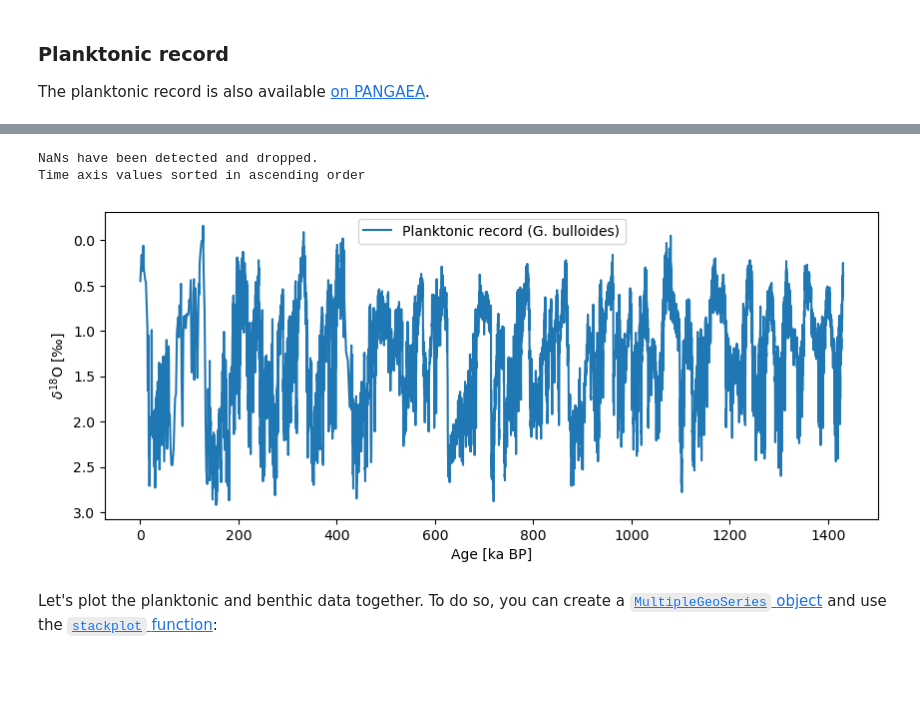
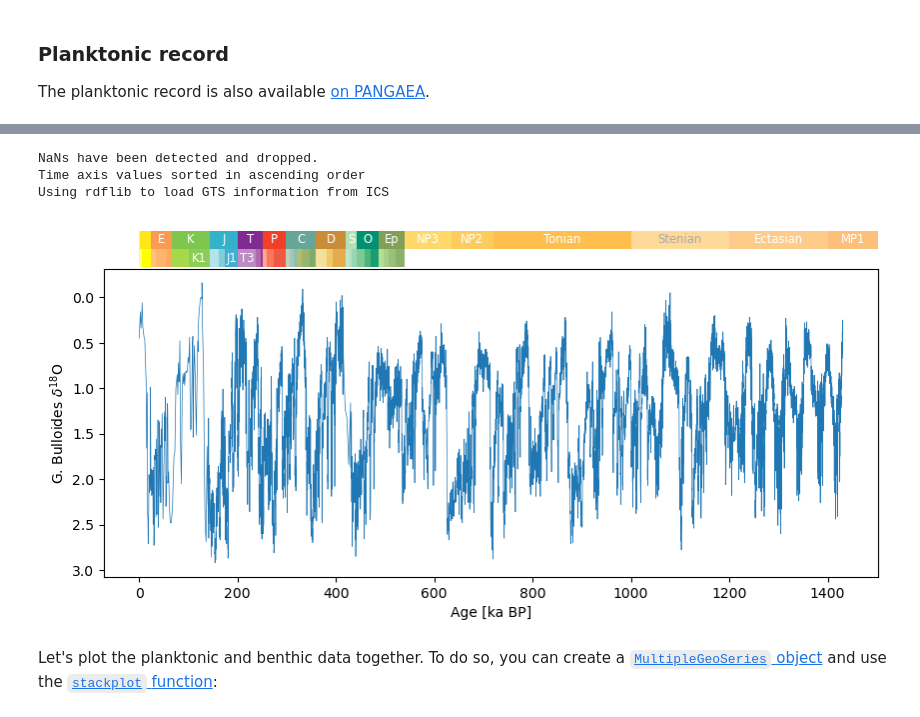
Before and after one commit to LinkedEarth/FreqFun, a Jupyter notebook: notebooks/IODP339-U1385.ipynb, the cells around one changed output, grey strips where cells are left out. Cells and saved outputs as stored; diff of their text form; code cells hidden in the pictures; blank space fills up the shorter version.

```diff
--- a/notebooks/IODP339-U1385.ipynb
+++ b/notebooks/IODP339-U1385.ipynb
@@ -124,6 +131,6 @@ We see obliquity and eccentricity periods throughout the record, as expected.
 You can also plot the timeseries with its appropriate geological era as such:
 # %%
 fig, ax = tsb.plot(figsize=(10, 4),linewidth=0.5)
-#ax.invert_yaxis() # d18O is traditionally inverted
-#fig, ax = pyleo.add_GTS(fig, ax, ranks=['Period', 'Epoch'], location='above')
+ax.invert_yaxis() # d18O is traditionally inverted
+fig, ax = pyleo.add_GTS(fig, ax, ranks=['Period', 'Epoch'], location='above')
 # %% [output]
@@ -157,14 +155,16 @@ Oxgyen and carbon isotope data for the planktonic foraminifera Globigerina bullo
 # %%
 tsp = pyleo.GeoSeries(time=dsp.data['Age'], value=dsp.data['G. bulloides δ18O'],
                       lat = dsp.data['Latitude'].iloc[0], lon = dsp.data['Longitude'].iloc[0],
                       elevation = dsb.data['Elevation'].iloc[0], archiveType = 'MarineSediment',
                       time_name='Age', time_unit='ka BP', label = 'Planktonic record (G. bulloides)',
                       value_name='$\delta^{18}$O', value_unit=u'‰')
-fig, ax = tsp.plot(invert_yaxis=True)
+fig, ax = tsp.plot(figsize=(10, 4),linewidth=0.5,invert_yaxis=True, legend = False, ylabel = "G. Bulloides $\delta^{18}$O")
+fig, ax = pyleo.add_GTS(fig, ax, ranks=['Period', 'Epoch'], location='above')
 # %% [output]
 NaNs have been detected and dropped.
 Time axis values sorted in ascending order
+Using rdflib to load GTS information from ICS
-[figure, old version]
+[figure, new version]
 # %% [markdown]
 Let's plot the planktonic and benthic data together. To do so, you can create a [`MultipleGeoSeries` object](https://pyleoclim-util.readthedocs.io/en/latest/core/api.html#multiplegeoseries-pyleoclim-multiplegeoseries) and use the [`stackplot` function](https://pyleoclim-util.readthedocs.io/en/latest/core/api.html#pyleoclim.core.multipleseries.MultipleSeries.stackplot):
 # %%
```
Also changed, not shown: parts of 26 cells of this notebook, 1 other file.
